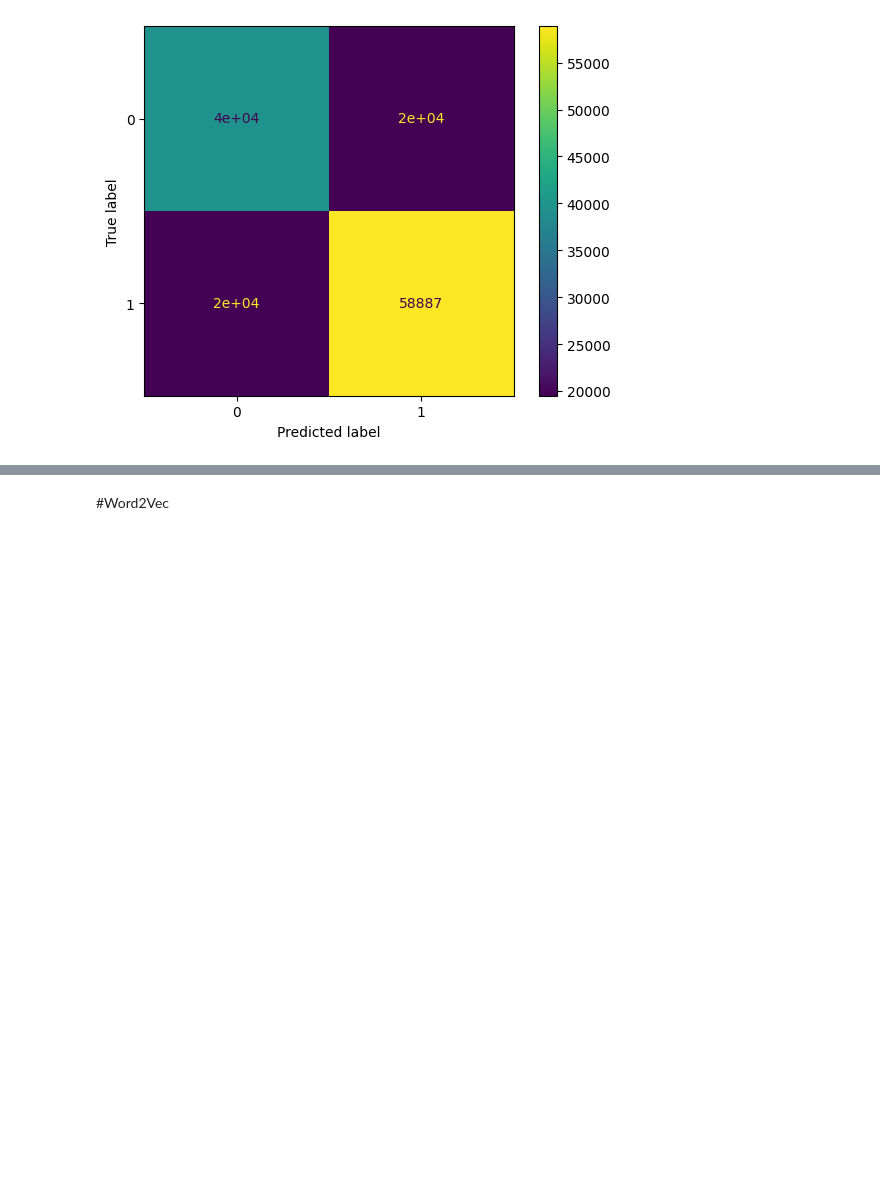
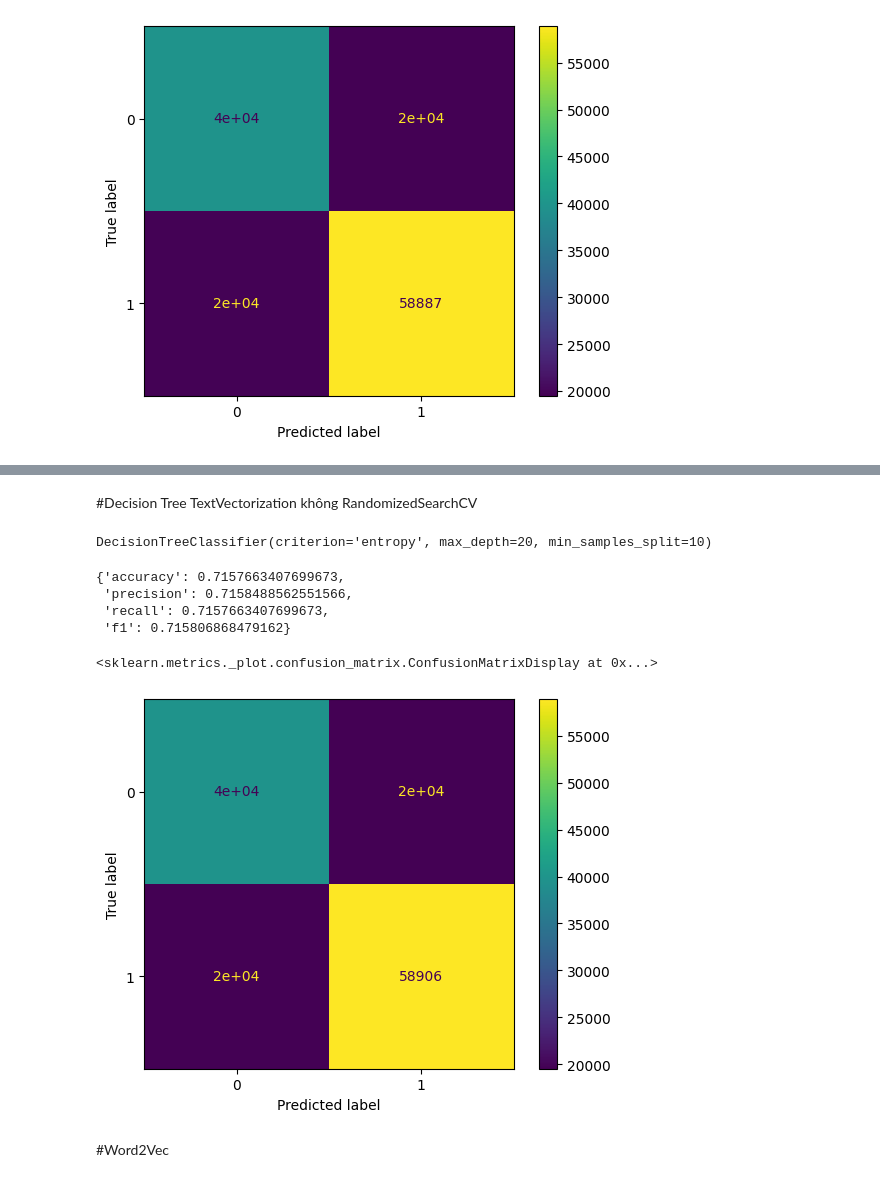
Before and after one commit to PhuongNhi187/TieuLuan_NguyenThiPhuongNhi_2024_2025, a Jupyter notebook: training_data_final.ipynb, the cells around one changed output, grey strips where cells are left out. Cells and saved outputs as stored; diff of their text form; code cells hidden in the pictures; blank space fills up the shorter version.

```diff
--- a/training_data_final.ipynb
+++ b/training_data_final.ipynb
@@ -440,0 +443,4 @@ confusion_matrix_dt_textvector
+# %%
+bayes_textvector_none = MultinomialNB(fit_prior = True, alpha = 0.01)
+
+bayes_textvector_none.fit(x_train_vectors, y_train)
@@ -441,3 +466,31 @@ confusion_matrix_dt_textvector
+# %% [markdown]
+#Decision Tree TextVectorization không RandomizedSearchCV
+# %%
+dt_textvector_none = DecisionTreeClassifier(min_samples_split=10,
+                                           min_samples_leaf=1,
+                                           max_depth=20,
+                                           criterion = 'entropy')
+
+dt_textvector_none.fit(x_train_vectors, y_train)
+# %% [output]
+DecisionTreeClassifier(criterion='entropy', max_depth=20, min_samples_split=10)
+# %%
+dt_word2vec_none_predict = dt_textvector_none.predict(x_test_vectors)
+
+dt_textvector_none_results = calculate_results(y_true=y_temp,
+                                     y_pred=dt_word2vec_none_predict)
+dt_textvector_none_results
+# %% [output]
+{'accuracy': 0.7157663407699673,
+ 'precision': 0.7158488562551566,
+ 'recall': 0.7157663407699673,
+ 'f1': 0.715806868479162}
+# %%
+confusion_matrix_dt_doc2vec = m.ConfusionMatrixDisplay.from_predictions(y_temp, dt_word2vec_none_predict)
+confusion_matrix_dt_doc2vec
+# %% [output]
+<sklearn.metrics._plot.confusion_matrix.ConfusionMatrixDisplay at 0x...>
+[figure, added]
 # %% [markdown]
 #Word2Vec
 # %%
```
Also changed, not shown: parts of 9 cells of this notebook.
